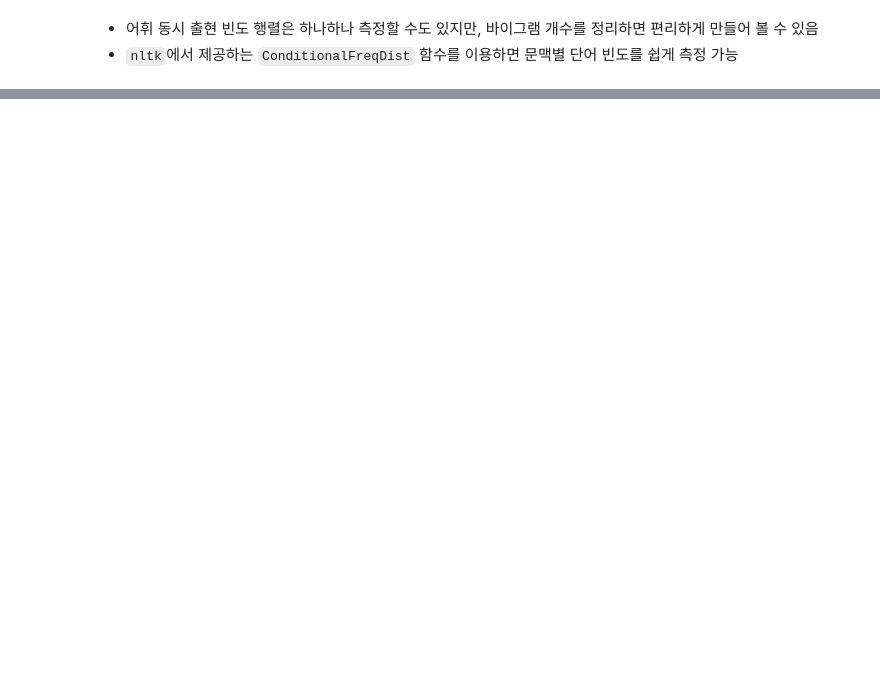
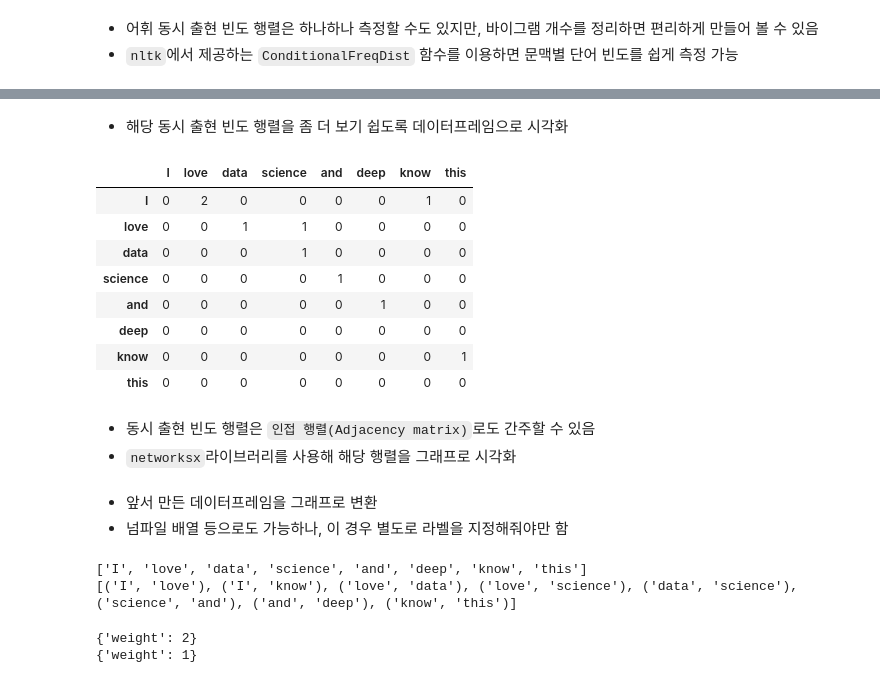
Before and after one commit to bbinibini/Natural-Laguage-Processing, a Jupyter notebook: 5.의미 연결망 분석(Semantic Network Analysis).ipynb, the cells around one changed output, grey strips where cells are left out. Drawn from its saved outputs; the diff is of its cells as text; code cells hidden in the pictures; blank space fills up the shorter version.

```diff
--- a/5.의미 연결망 분석(Semantic Network Analysis).ipynb
+++ b/5.의미 연결망 분석(Semantic Network Analysis).ipynb
@@ -62,3 +62,16 @@ print(qgram_list)
 # %% [markdown]
 * 어휘 동시 출현 빈도 행렬은 하나하나 측정할 수도 있지만, 바이그램 개수를 정리하면 편리하게 만들어 볼 수 있음
 * `nltk`에서 제공하는 `ConditionalFreqDist` 함수를 이용하면 문맥별 단어 빈도를 쉽게 측정 가능
+# %%
+from nltk import ConditionalFreqDist
+
+#바이그램 개수를 정리
+sentences = ['I love data science and deep learning' , 'I love science', 'I know this code']
+tokens = [word_tokenize(x) for x in sentences]
+bgrams = [bigrams(x) for x in tokens]
+
+token = []
+for i in bgrams :
+    token += ([x for x in i])
+
+token
@@ -64,0 +134,39 @@ print(qgram_list)
+# %% [markdown]
+* 해당 동시 출현 빈도 행렬을 좀 더 보기 쉽도록 데이터프레임으로 시각화
+# %%
+import pandas as pd
+
+df = pd.DataFrame(freq_matrix, index=cfd.keys(), columns = cfd.keys())
+df.style.background_gradient(cmap='coolwarm')
+# %% [output]
+|  | I | love | data | science | and | deep | know | this |
+| I | 0 | 2 | 0 | 0 | 0 | 0 | 1 | 0 |
+| love | 0 | 0 | 1 | 1 | 0 | 0 | 0 | 0 |
+| data | 0 | 0 | 0 | 1 | 0 | 0 | 0 | 0 |
+| science | 0 | 0 | 0 | 0 | 1 | 0 | 0 | 0 |
+| and | 0 | 0 | 0 | 0 | 0 | 1 | 0 | 0 |
+| deep | 0 | 0 | 0 | 0 | 0 | 0 | 0 | 0 |
+| know | 0 | 0 | 0 | 0 | 0 | 0 | 0 | 1 |
+| this | 0 | 0 | 0 | 0 | 0 | 0 | 0 | 0 |
+# %% [markdown]
+* 동시 출현 빈도 행렬은 `인접 행렬(Adjacency matrix)`로도 간주할 수 있음
+* `networksx`라이브러리를 사용해 해당 행렬을 그래프로 시각화
+# %% [markdown]
+* 앞서 만든 데이터프레임을 그래프로 변환
+* 넘파일 배열 등으로도 가능하나, 이 경우 별도로 라벨을 지정해줘야만 함
+# %%
+import networkx as nx
+
+G = nx.from_pandas_adjacency(df) #판다스 인접행렬만 가능
+print(G.nodes()) #각각의 단어들이 노드가 됨
+print(G.edges()) #노드들을 잇는 엣지
+# 엣지 가중치는 표현 안하나?
+# %% [output]
+['I', 'love', 'data', 'science', 'and', 'deep', 'know', 'this']
+[('I', 'love'), ('I', 'know'), ('love', 'data'), ('love', 'science'), ('data', 'science'), ('science', 'and'), ('and', 'deep'), ('know', 'this')]
+# %%
+print(G.edges()[('I', 'love')])
+print(G.edges()[('I', 'know')]) #가중치 표현하네용
+# %% [output]
+{'weight': 2}
+{'weight': 1}
```
Also changed, not shown: parts of 17 cells of this notebook.
